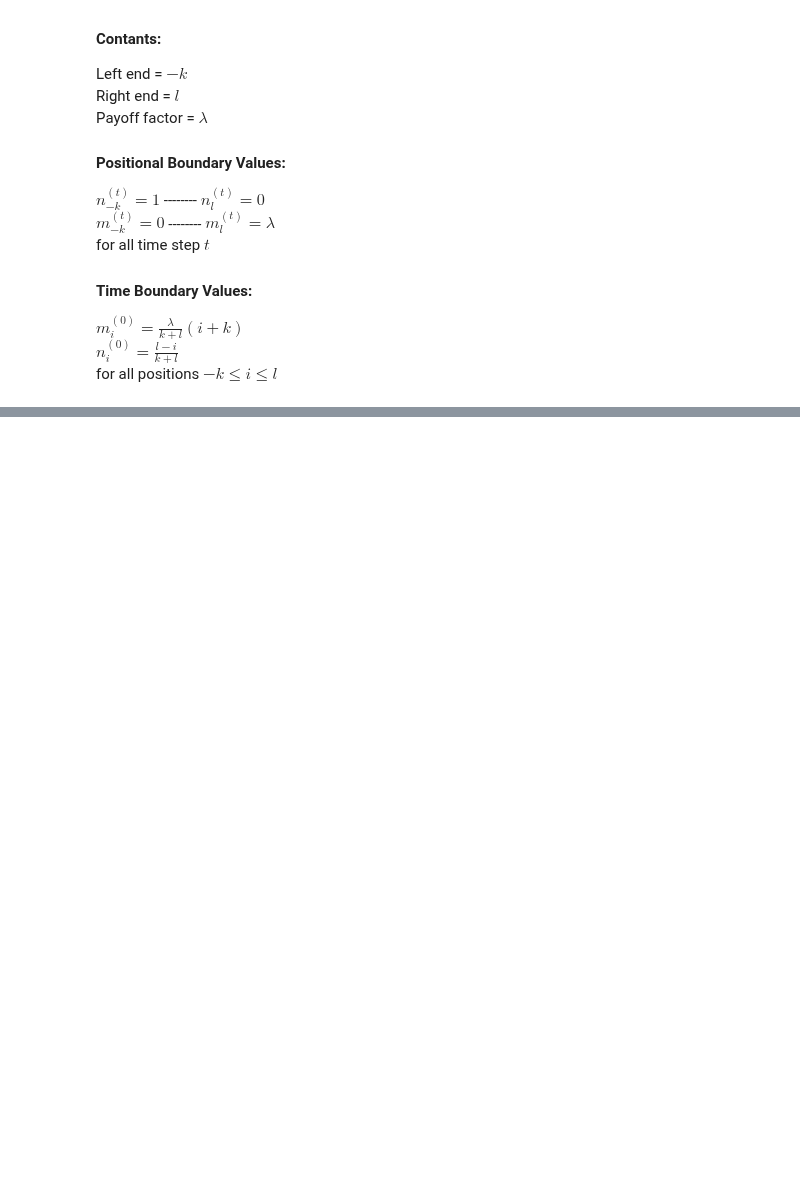
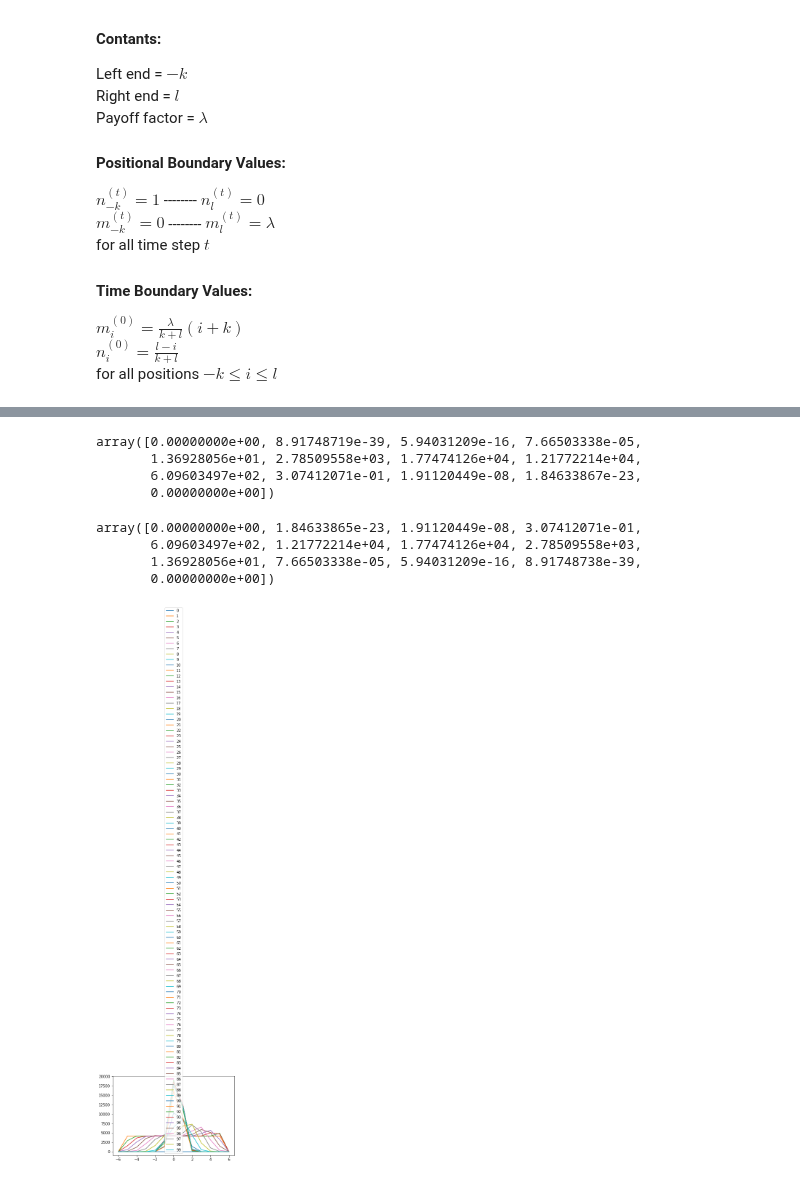
Before and after one commit to marlo-z/random-turn-games, a Jupyter notebook: ABMN.ipynb, the cells around one changed output, grey strips where cells are left out. Drawn from its saved outputs; the diff is of its cells as text; code cells hidden in the pictures; blank space fills up the shorter version.

```diff
--- a/ABMN.ipynb
+++ b/ABMN.ipynb
@@ -110,7 +110,9 @@ T = 100    # Time steps
 # before: left end = -k, middle = 0, right end = l
 # now: left end = 0, middle = k, right end = k + l (= L)
 
-_lambda = 0.6
+m_lambda = 100000
+n_lambda = m_lambda
+
 
 # initialize the m,n values are time t=0,
 # then iterate starting from t=1, use m(t-1), n(t-1) to compute a(t) and b(t)
@@ -125,15 +127,15 @@ n = np.zeros(T*L).reshape((T, L))
 
 # Initialize positional boundary values
 for t in range(a.shape[0]):
-    n[t][0] = 1
+    n[t][0] = n_lambda
     m[t][0] = 0
     n[t][L-1] = 0
-    m[t][L-1] = _lambda
+    m[t][L-1] = m_lambda
 
 # Initialize time boundary values
 for i in range(L):
-    m[0][i] = (_lambda / (L-1) ) * i
-    n[0][i] = (1 / (L-1)) * ((L-1) - i)
+    m[0][i] = (m_lambda / (L-1) ) * i
+    n[0][i] = (n_lambda / (L-1)) * ((L-1) - i)
 # %%
 m[0]
 # %% [output]
@@ -157,16 +163,28 @@ array([1., 0., 0., 0., 0., 0., 0., 0., 0., 0., 0., 0.])
 # %%
 # Recursive solving algorithm
 
+DEBUG = True
+
 for t in range(1, T):
+    if DEBUG:
+        print(f"-------------- step {t} --------------")
     for i in range(1, L-1):
         delta_m = m[t-1][i+1] - m[t-1][i-1]
         delta_n = n[t-1][i-1] - n[t-1][i+1]
-        print(delta_m, delta_n)
         # Compute a,b using previous m,n
         b[t][i] = delta_m / (((delta_m / delta_n) + 1)**2)
         a[t][i] = (delta_m / delta_n) * b[t][i]
-        print(a[t][i], b[t][i])
         # Compute current m,n using current a,b
         m[t][i] = (a[t][i]/(a[t][i] + b[t][i]))*m[t-1][i+1] + (b[t][i]/(a[t][i] + b[t][i]))*m[t-1][i-1] - a[t][i]
-        n[t][i] = (a[t][i]/(a[t][i] + b[t][i]))*n[t-1][i+1] + (b[t][i]/(a[t][i] + b[t][i]))*n[t-1][i-1] - n[t][i]
+        n[t][i] = (a[t][i]/(a[t][i] + b[t][i]))*n[t-1][i+1] + (b[t][i]/(a[t][i] + b[t][i]))*n[t-1][i-1] - b[t][i]
+
+        if DEBUG:
+            print("Previous m, n:")
+            print(m[t-1][i+1], m[t-1][i-1], n[t-1][i+1], n[t-1][i-1])
+            print("Delta m, Delta n:")
+            print(delta_m, delta_n)
+            print("Current a, b:")
+            print(a[t][i], b[t][i])
+            print("Current m, n:")
+            print(m[t][i], n[t][i])
 # %% [output]
@@ -206,0 +208,22 @@ nan nan
+# %%
+a[99]
+# %% [output]
+array([0.00000000e+00, 8.91748719e-39, 5.94031209e-16, 7.66503338e-05,
+       1.36928056e+01, 2.78509558e+03, 1.77474126e+04, 1.21772214e+04,
+       6.09603497e+02, 3.07412071e-01, 1.91120449e-08, 1.84633867e-23,
+       0.00000000e+00])
+# %%
+b[99]
+# %% [output]
+array([0.00000000e+00, 1.84633865e-23, 1.91120449e-08, 3.07412071e-01,
+       6.09603497e+02, 1.21772214e+04, 1.77474126e+04, 2.78509558e+03,
+       1.36928056e+01, 7.66503338e-05, 5.94031209e-16, 8.91748738e-39,
+       0.00000000e+00])
+# %%
+for t, a_line in enumerate(a):
+    plt.plot(list(range(-k,l+1)), a_line, label=t)
+
+plt.legend()
+plt.show()
+# %% [output]
+[figure, added]
```
Also changed, not shown: parts of 7 cells of this notebook.
